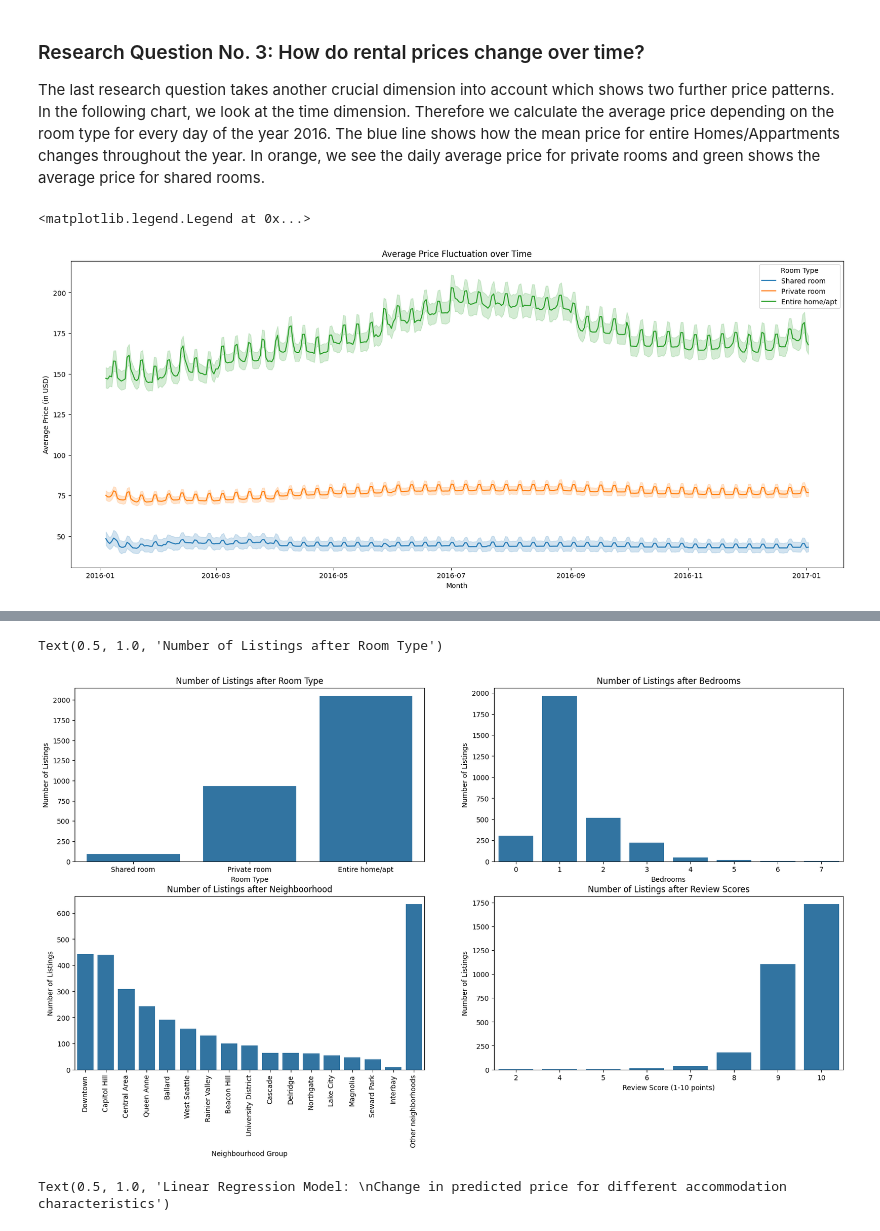
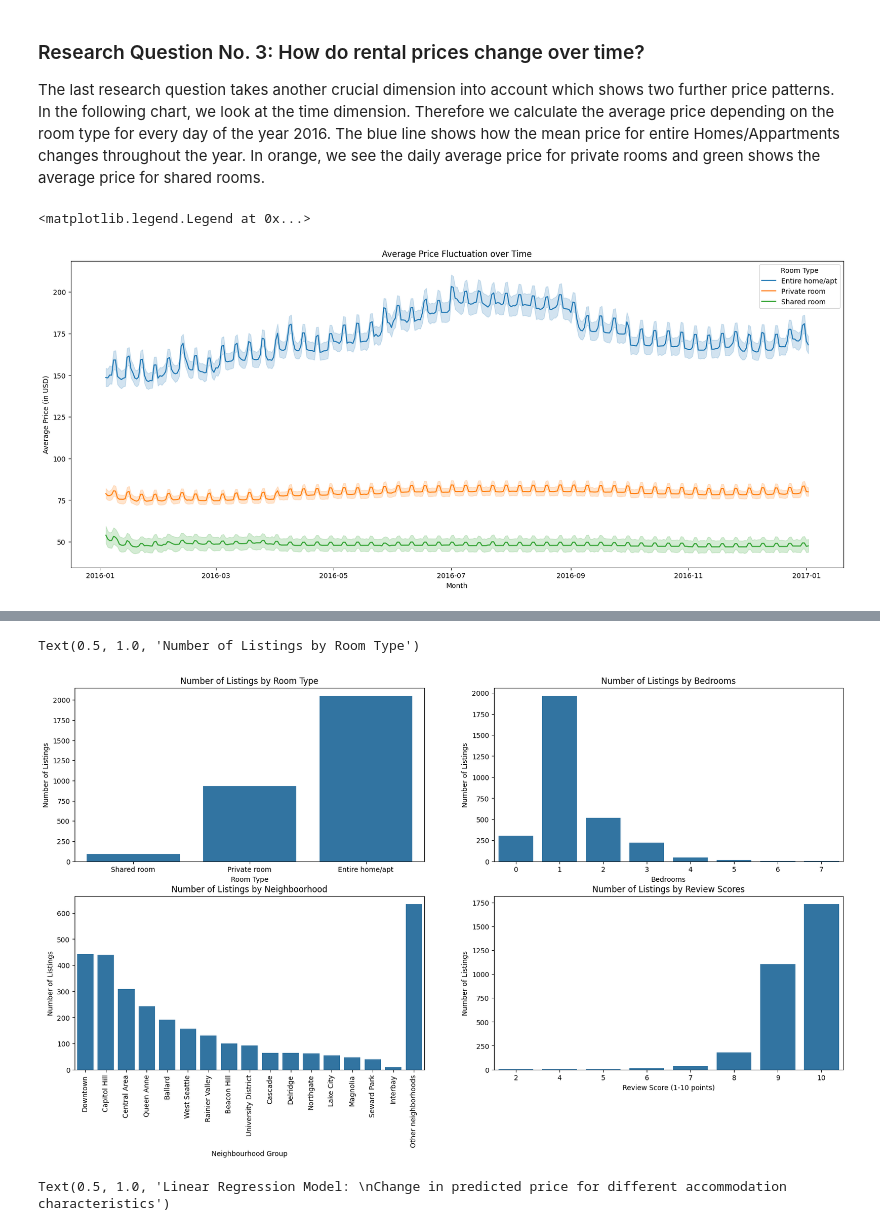
Before and after one commit to carini599/Airbnb_Seattle_Carina_Breu, a Jupyter notebook: airbnb_seattle_notebook.ipynb, the cells around one changed output, grey strips where cells are left out. Cells and saved outputs as stored; diff of their text form; code cells hidden in the pictures.

```diff
--- a/airbnb_seattle_notebook.ipynb
+++ b/airbnb_seattle_notebook.ipynb
@@ -153,7 +157,7 @@ Furthermore, I add the column room_type to the "df_cal_clean" by joining the lis
 For the price and characteristics analysis, I calculate the mean yearly price in the table "df_mean_price".
 # %%
 # Add room_type to Calendartable
-df_cal_clean=pd.merge(df_cal_clean,df_list_cleaned[['id','room_type']], left_on='listing_id',right_on='id')
+df_cal_clean=pd.merge(df_cal_clean,df_list[['id','room_type']], left_on='listing_id',right_on='id')
 
 # Add mean price to table df_list
 df_mean_price=df_cal_clean[['listing_id','price_USD']].groupby('listing_id').mean('price_USD')
@@ -183,7 +187,8 @@ room_types=list(df_list_cleaned['room_type'].value_counts(ascending=True).index)
 rt_groups=pd.CategoricalDtype(ordered=True, categories=room_types)
 df_list_cleaned['room_type']=df_list_cleaned['room_type'].astype(rt_groups)
 
-# Convert several columns to datatype int
+# Drop rows with NA Values and convert several columns to datatype int
+df_list_cleaned.dropna(inplace=True)
 df_list_cleaned['bedrooms']=df_list_cleaned['bedrooms'].astype('int')
 df_list_cleaned['bathrooms']=df_list_cleaned['bathrooms'].astype('int')
 df_list_cleaned['beds']=df_list_cleaned['beds'].astype('int')
@@ -472,7 +477,7 @@ plt.title('Average Price Fluctuation over Time')
 plt.legend(title='Room Type')
 # %% [output]
 <matplotlib.legend.Legend at 0x...>
-[figure, old version]
+[figure, new version]
 # %% [markdown]
 In the chart, we can identify two time pattern of the average daily prices:
 1. Average prices of all room types are higher on weekends.
@@ -501,38 +507,38 @@ Code of the charts in the blog post is available here.
 # %%
 plt.figure(figsize=[20,10])
 
 #Review Scores Countplot
 plt.subplot(2,2,4)
 sns.countplot(data=df_list_cleaned, x='review_scores_value')
 plt.xlabel('Review Score (1-10 points)')
 plt.ylabel('Number of Listings')
-plt.title('Number of Listings after Review Scores')
+plt.title('Number of Listings by Review Scores')
 
 #Bedroom Countplot
 plt.subplot(2,2,2)
 sns.countplot(data=df_list_cleaned, x='bedrooms')
 plt.xlabel('Bedrooms')
 plt.ylabel('Number of Listings')
-plt.title('Number of Listings after Bedrooms')
+plt.title('Number of Listings by Bedrooms')
 
 #Neighboorhood Countplot
 plt.subplot(2,2,3)
 sns.countplot(data=df_list_cleaned, x='nhg')
 plt.xticks(rotation=90)
 plt.xlabel('Neighbourhood Group')
 plt.ylabel('Number of Listings')
-plt.title('Number of Listings after Neighboorhood')
+plt.title('Number of Listings by Neighboorhood')
 
 
 #Room Type Countplot
 plt.subplot(2,2,1)
 sns.countplot(data=df_list_cleaned, x='room_type')
 plt.xlabel('Room Type')
 plt.ylabel('Number of Listings')
-plt.title('Number of Listings after Room Type')
+plt.title('Number of Listings by Room Type')
 # %% [output]
-Text(0.5, 1.0, 'Number of Listings after Room Type')
+Text(0.5, 1.0, 'Number of Listings by Room Type')
-[figure, old version]
+[figure, new version]
 # %%
 fig=plt.figure(figsize=(20,6))
 
```
Also changed, not shown: parts of 13 cells of this notebook, 4 other files.
